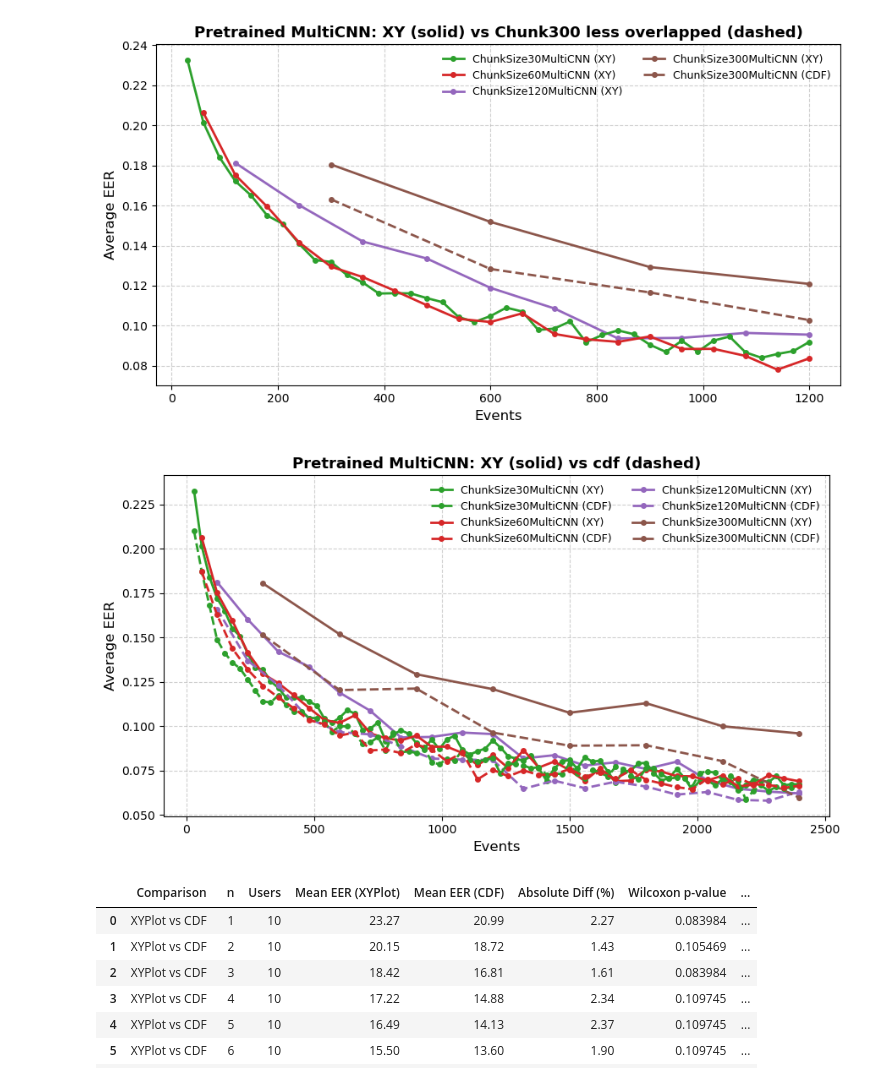
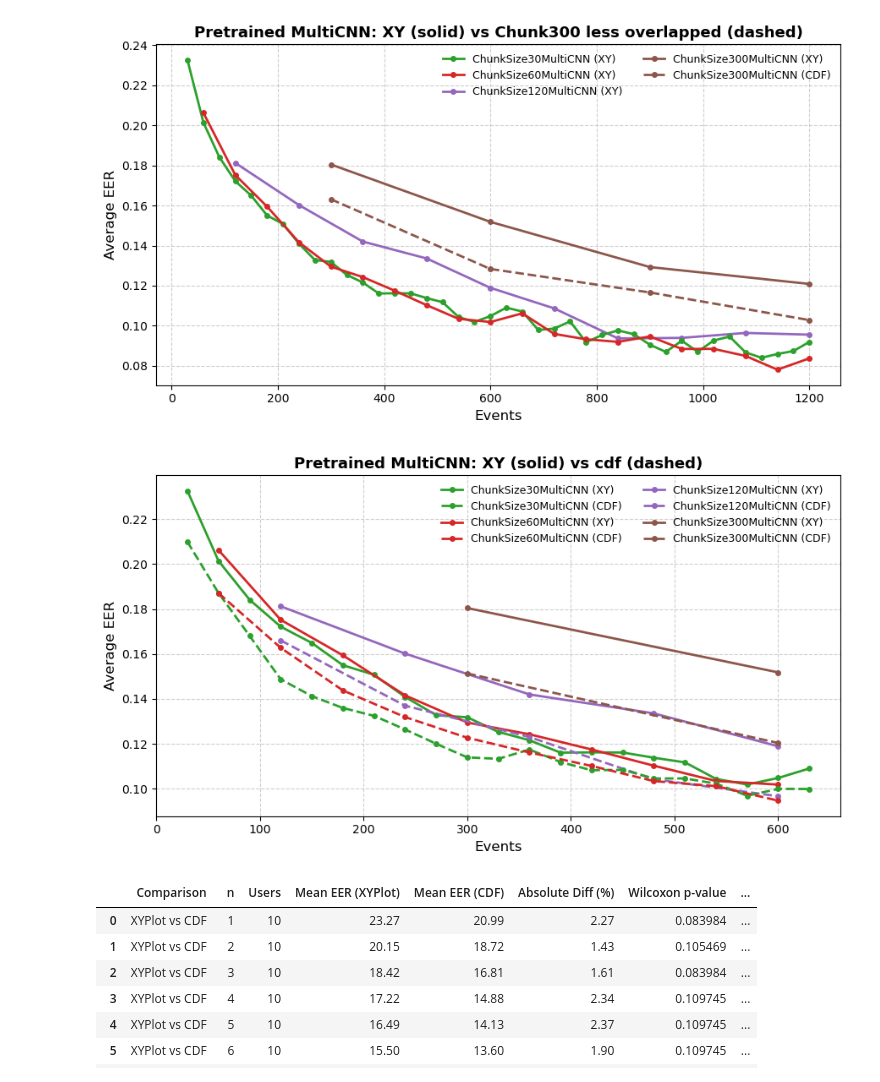
Before and after one commit to S-lijun/Mouse_Dynamics, a Jupyter notebook: Results_New.ipynb, the cells around one changed output. Cells and saved outputs as stored; diff of their text form; code cells hidden in the pictures.

```diff
--- a/Results_New.ipynb
+++ b/Results_New.ipynb
@@ -429,12 +429,12 @@ plot_chunk_xy_cdf_curves(
 # %%
 plot_chunk_xy_cdf_curves(
     xy_dir="Visualization/Test/XYPlot",
     cdf_dir="Visualization/Test/cdf",
     title="Pretrained MultiCNN: XY (solid) vs cdf (dashed)",
-    max_event=2400
+    max_event=650
 )
 # %% [output]
-[figure, old version]
+[figure, new version]
 # %%
 from statistics_things.wilcoxon_curve_compare import wilcoxon_curve_test
 
```
Also changed, not shown: parts of 5 cells of this notebook, 2 other files.
